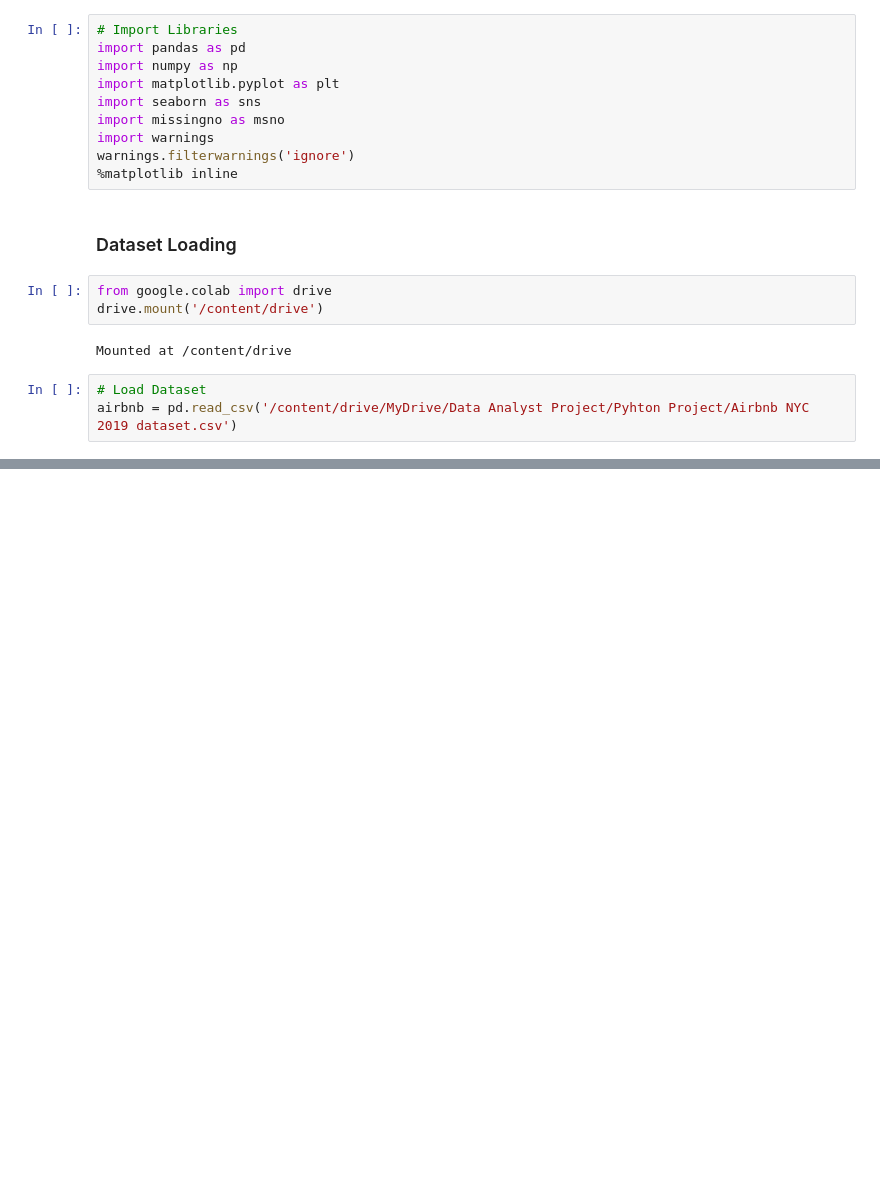
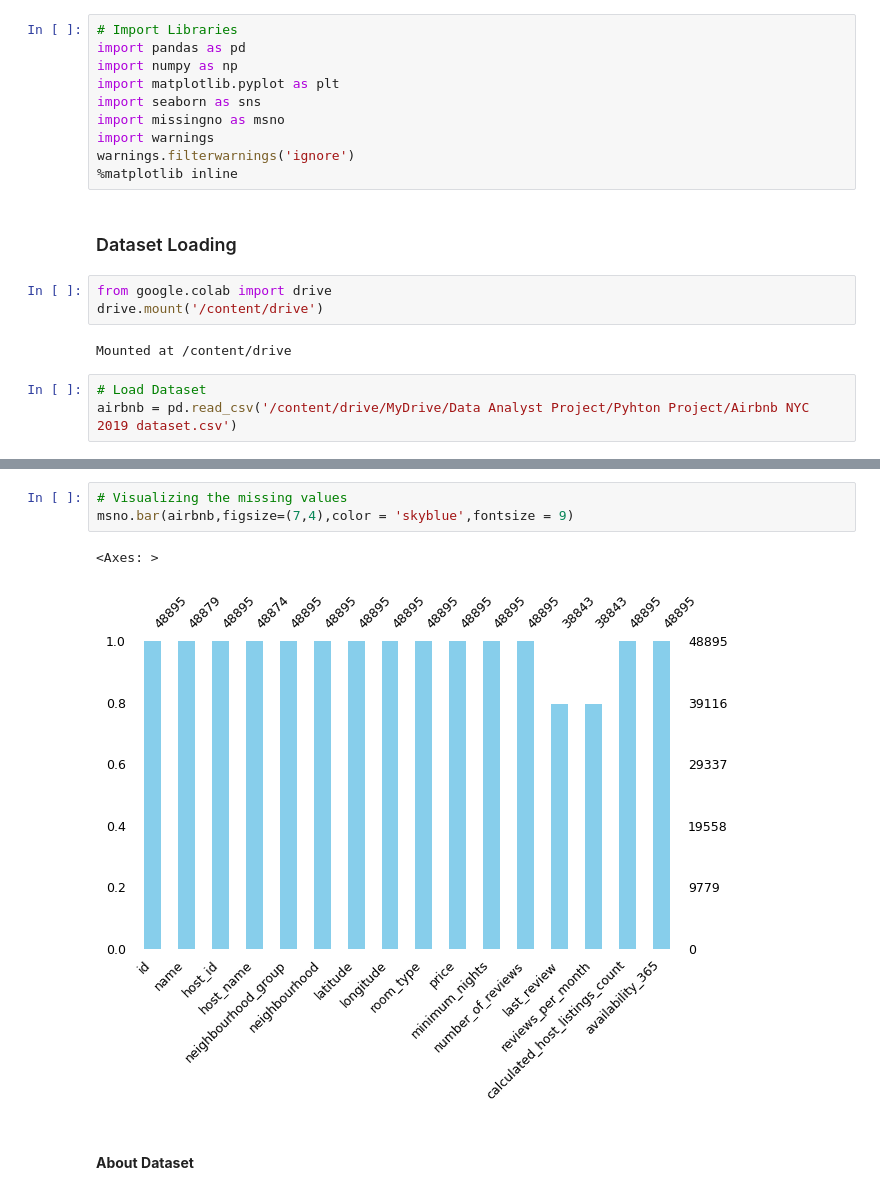
Before and after one commit to abhijain1216/AirBnb-Bookings-Analysis-EDA-project, a Jupyter notebook: AirBnb_Bookings_Analysis_EDA_pyhton_Project.ipynb, the cells around one changed output, grey strips where cells are left out. Drawn from its saved outputs; the diff is of its cells as text; blank space fills up the shorter version.

```diff
--- a/AirBnb_Bookings_Analysis_EDA_pyhton_Project.ipynb
+++ b/AirBnb_Bookings_Analysis_EDA_pyhton_Project.ipynb
@@ -45,0 +111,8 @@ airbnb.tail(5)
+# %%
+# Visualizing the missing values
+msno.bar(airbnb,figsize=(7,4),color = 'skyblue',fontsize = 9)
+# %% [output]
+<Axes: >
+[figure, added]
+# %% [markdown]
+#### **About Dataset**
```
Also changed, not shown: parts of 17 cells of this notebook.
